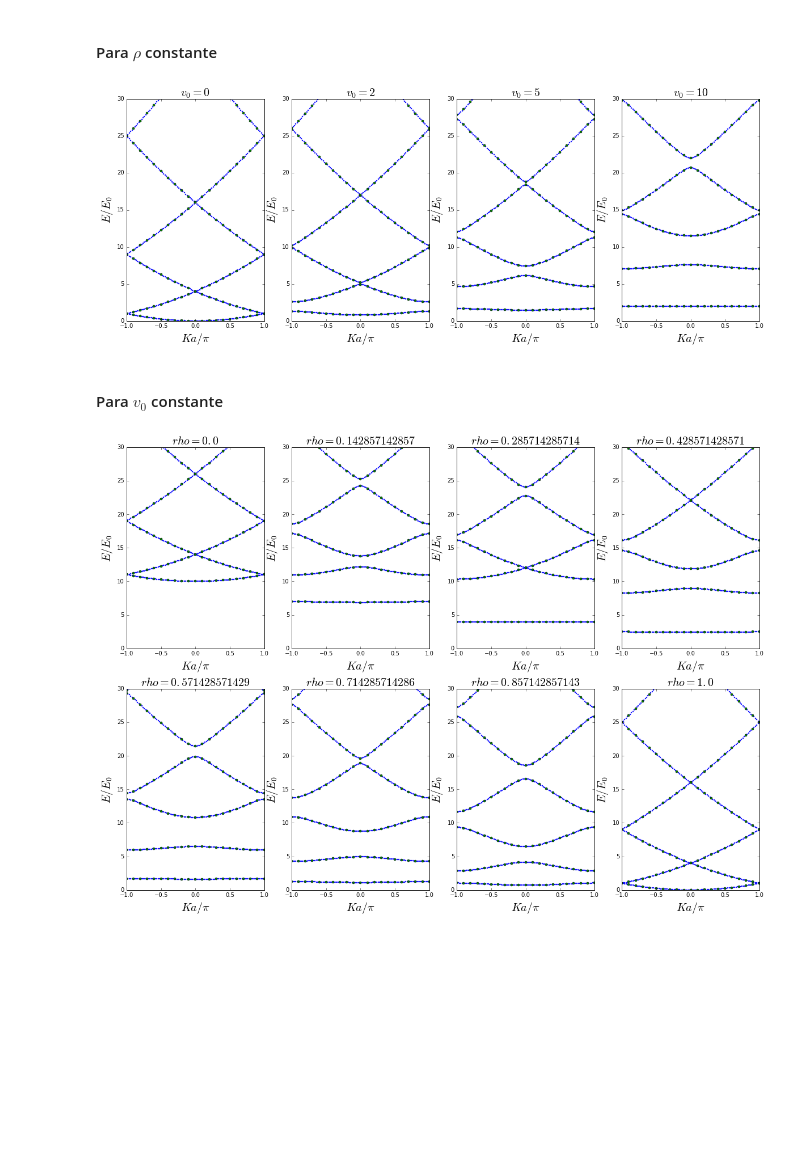
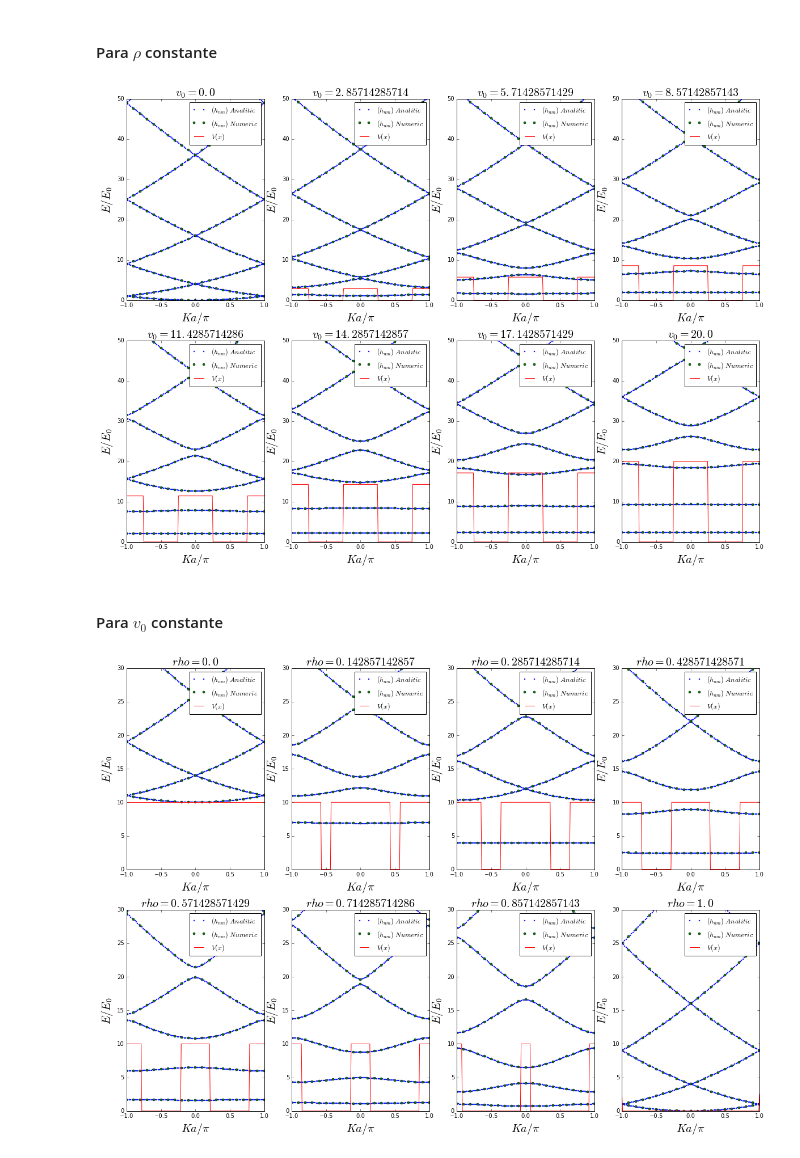
Before and after one commit to diegohdzrjk/Proyecto-Computacional, a Jupyter notebook: Kronig_Penny_model_1D_numeric.ipynb, the cells around one changed output. Cells and saved outputs as stored; diff of their text form; code cells hidden in the pictures; blank space fills up the shorter version.

```diff
--- a/Kronig_Penny_model_1D_numeric.ipynb
+++ b/Kronig_Penny_model_1D_numeric.ipynb
@@ -87,23 +100,11 @@ $$h_{nm} = \frac{H_{nm}}{E_0} = 4n^2 \delta_{nm} + \frac{1}{a}\int_{-\frac{a}{2}
 Por lo que tenemos que hayar la forma de encontrar numéricamente el valor de
 $$\int_{-\frac{1}{2}}^\frac{1}{2}\frac{V(x/a)}{E_0} e^{- 2\pi i (n-m)x} dx$$
 # %%
-heaviside = lambda x: 0.5 if x == 0 else 0 if x < 0 else 1
-
 def potencial(x, v0, rho):
     v = 0
     for n in range(-3,3):
         v+= v0*heaviside((x-(1-rho)/2)-(n+rho))*heaviside(n+1-(x-(1-rho)/2))
     return v
 
-def potencial_num(x, v0, rho):
-    v = np.zeros_like(x)
-    for i in range(len(x)):
-        for n in range(-3,3):
-            v[i]+= v0*heaviside((x[i]-(1-rho)/2)-(n+rho))*heaviside(n+1-(x[i]-(1-rho)/2))
-    return v
-
-def potencial_func_base_real(x, n, m, v0, rho):
-    return potencial(x,v0,rho)*0.5*np.cos(-2.0*np.pi*(m-n)*x)
-
-def potencial_func_base_imag(x, n, m, v0, rho):
-    return potencial(x,v0,rho)*0.5*np.sin(-2.0*np.pi*(m-n)*x)
+def potencial_func_base(x, n, m, v0, rho):
+    return potencial(x,v0,rho)*0.5*np.exp(-2.0j*np.pi*(n-m)*x)
@@ -164,37 +147,41 @@ print LA.norm(H_num-H_ana)
 # %% [markdown]
 #### Para $\rho$ constante
 # %%
-fig = figure(figsize=(20,7))
-ax = fig.add_subplot(141)
-bx = fig.add_subplot(142)
-cx = fig.add_subplot(143)
-dx = fig.add_subplot(144)
-graphs = [ax,bx,cx,dx]
-
+fig = figure(figsize=(20,14))
+ax = fig.add_subplot(241)
+bx = fig.add_subplot(242)
+cx = fig.add_subplot(243)
+dx = fig.add_subplot(244)
+ex = fig.add_subplot(245)
+fx = fig.add_subplot(246)
+gx = fig.add_subplot(247)
+hx = fig.add_subplot(248)
+graphs = [ax,bx,cx,dx,ex,fx,gx,hx]
 
 Ka_vals = 101
 Ka_vals_numeric = 21
-N = 5
+N = 10
+N_numeric = 5
 rho = 0.5
-v0s = [0, 2, 5, 10]
+v0s = np.linspace(0,20,8)
 
-Energies = [np.zeros((Ka_vals, 2*N+1)), np.zeros((Ka_vals, 2*N+1)),
-            np.zeros((Ka_vals, 2*N+1)), np.zeros((Ka_vals, 2*N+1))]
-Energies_numeric = [np.zeros((Ka_vals, 2*N+1)), np.zeros((Ka_vals, 2*N+1)),
-            np.zeros((Ka_vals, 2*N+1)), np.zeros((Ka_vals, 2*N+1))]
+Energies = np.zeros((Ka_vals, 2*N+1))
+Energies_numeric = np.zeros((Ka_vals, 2*N+1))
+x = np.linspace(-1,1,200)
 
-
-for i in range(4):
-    Energies[i] = ParseKa(Ka_vals, N, v0s[i], rho)
-    Energies_numeric[i] = ParseKa_numeric(Ka_vals_numeric, N, v0s[i], rho)
-    graphs[i].plot(Energies[i][0,:], Energies[i][1,:], '.', markersize=4, label="$(h_{nm})\ Analitic$")
-    graphs[i].plot(Energies_numeric[i][0,:], Energies_numeric[i][1,:], 'o', markersize=4)
+for i in range(len(graphs)):
+    Energies = ParseKa(Ka_vals, N, v0s[i], rho)
+    Energies_numeric = ParseKa_numeric(Ka_vals_numeric, N_numeric, v0s[i], rho)
+    graphs[i].plot(Energies[0,:], Energies[1,:], '.', markersize=4, label="$(h_{nm})\ Analitic$")
+    graphs[i].plot(Energies_numeric[0,:], Energies_numeric[1,:], 'o', markersize=4, label="$(h_{nm})\ Numeric$")
+    graphs[i].plot(x, potencial_num(x, v0s[i], rho), 'r', label="$V(x)$")
     graphs[i].set_title("$v_0 = "+str(v0s[i])+"$", fontsize=20)
-    graphs[i].set_ylim(0,30)
+    graphs[i].set_ylim(0,50)
     graphs[i].set_xlabel("$Ka/\pi$", fontsize=20)
     graphs[i].set_ylabel("$E/E_0$", fontsize=20)
+    graphs[i].legend()
 # %% [output]
-[figure, old version]
+[figure, new version]
 # %% [markdown]
 #### Para $v_0$ constante
 # %%
@@ -207,26 +194,29 @@ ex = fig.add_subplot(245)
 fx = fig.add_subplot(246)
 gx = fig.add_subplot(247)
 hx = fig.add_subplot(248)
+graphs = [ax,bx,cx,dx,ex,fx,gx,hx]
 
 Ka_vals = 101
 Ka_vals_numeric = 21
 N = 10
-N_numeric = 10
+N_numeric = 5
 v0 = 10
 rhos = np.linspace(0,1,8)
 
 Energies = np.zeros((Ka_vals, 2*N+1))
 Energies_numeric = np.zeros((Ka_vals_numeric, 2*N+1))
-graphs = [ax,bx,cx,dx,ex,fx,gx,hx]
+x = np.linspace(-1,1,200)
 
 for i in range(len(graphs)):
     Energies = ParseKa(Ka_vals, N, v0, rhos[i])
-    Energies_numeric = ParseKa_numeric(Ka_vals_numeric, N, v0, rhos[i])
+    Energies_numeric = ParseKa_numeric(Ka_vals_numeric, N_numeric, v0, rhos[i])
     graphs[i].plot(Energies[0,:], Energies[1,:], '.', markersize=4, label="$(h_{nm})\ Analitic$")
     graphs[i].plot(Energies_numeric[0,:], Energies_numeric[1,:],  'o',markersize=4, label="$(h_{nm})\ Numeric$")
+    graphs[i].plot(x, potencial_num(x, v0, rhos[i]), 'r', label="$V(x)$")
     graphs[i].set_title("$rho = "+str(rhos[i])+"$", fontsize=20)
     graphs[i].set_ylim(0,30)
     graphs[i].set_xlabel("$Ka/\pi$", fontsize=20)
     graphs[i].set_ylabel("$E/E_0$", fontsize=20)
+    graphs[i].legend()
 # %% [output]
-[figure, old version]
+[figure, new version]
```
Also changed, not shown: parts of 5 cells of this notebook.
